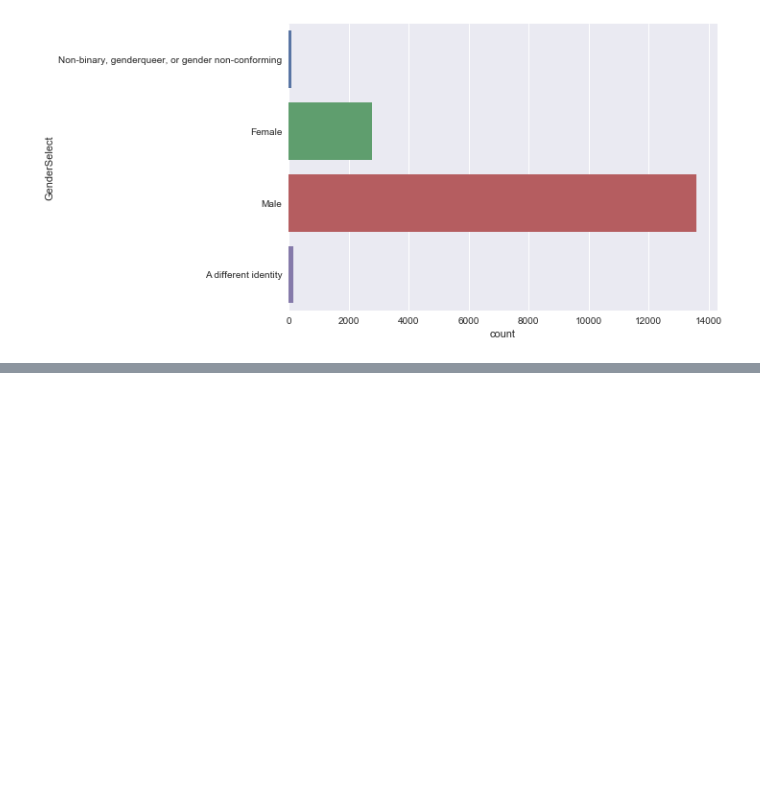
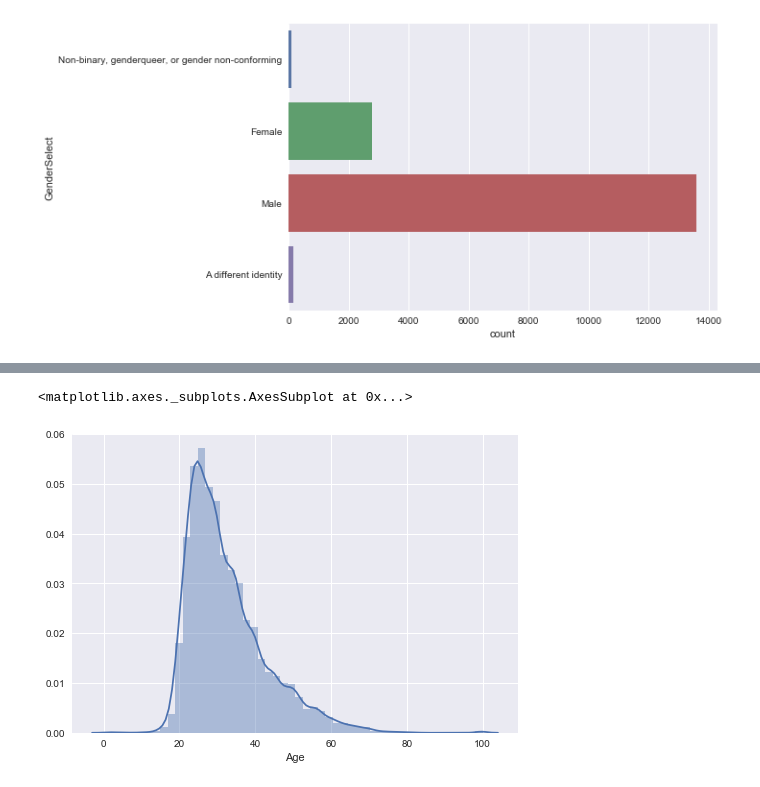
Before and after one commit to ekmst1027/programming-study, a Jupyter notebook: data_science/kaggle_programmers/data_science_faq.ipynb, the cells around one changed output, grey strips where cells are left out. Cells and saved outputs as stored; diff of their text form; code cells hidden in the pictures; blank space fills up the shorter version.

```diff
--- a/data_science/kaggle_programmers/data_science_faq.ipynb
+++ b/data_science/kaggle_programmers/data_science_faq.ipynb
@@ -113,0 +127,5 @@ con_df.head(20)
+# %%
+sns.distplot(mcq[mcq['Age'] > 0]['Age'])
+# %% [output]
+<matplotlib.axes._subplots.AxesSubplot at 0x...>
+[figure, added]
```
Also changed, not shown: parts of 15 cells of this notebook.
